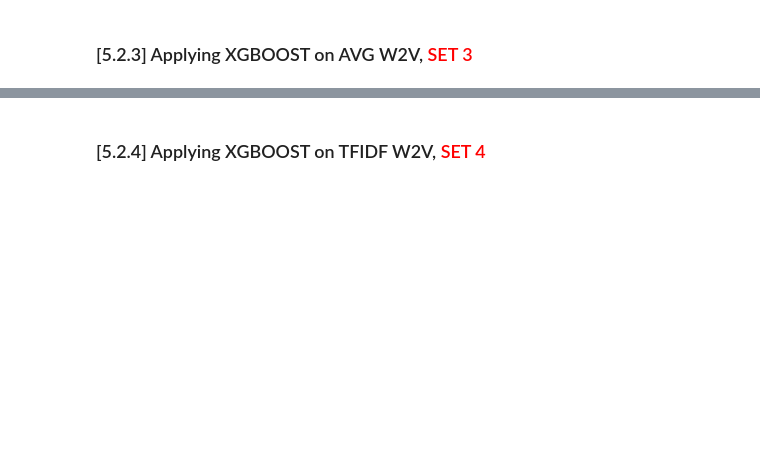
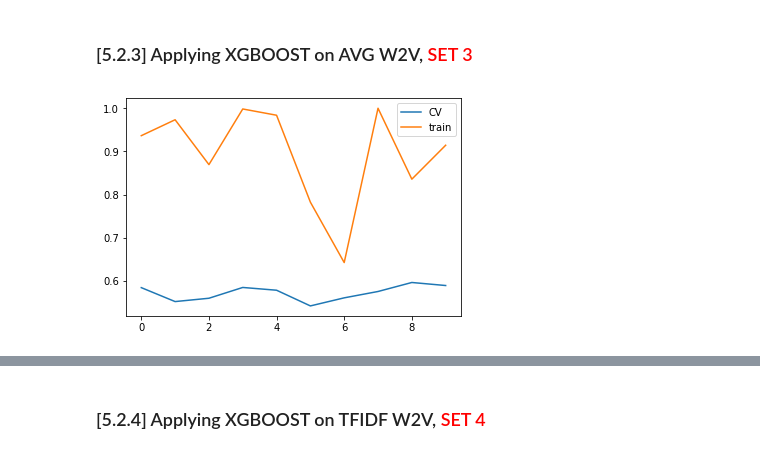
Before and after one commit to aman-sawarn/Random-Forests-and-GBDT-on-Amazon-Fine-food-reviews, a Jupyter notebook: 09 Amazon Fine Food Reviews Analysis_RF.ipynb, the cells around one changed output, grey strips where cells are left out. Drawn from its saved outputs; the diff is of its cells as text; code cells hidden in the pictures; blank space fills up the shorter version.

```diff
--- a/09 Amazon Fine Food Reviews Analysis_RF.ipynb
+++ b/09 Amazon Fine Food Reviews Analysis_RF.ipynb
@@ -884,3 +894,10 @@ pred=clf.predict(sent_vectors_train)
 score=roc_auc_score(y_train, pred)
 estimator=clf.best_params_['n_estimators']
 depth=clf.best_params_['max_depth']
+# %%
+plt.plot(cv_error, label='CV')
+plt.plot(train_error, label='train')
+plt.legend()
+plt.show()
+# %% [output]
+[figure, added]
```
Also changed, not shown: parts of 8 cells of this notebook.
